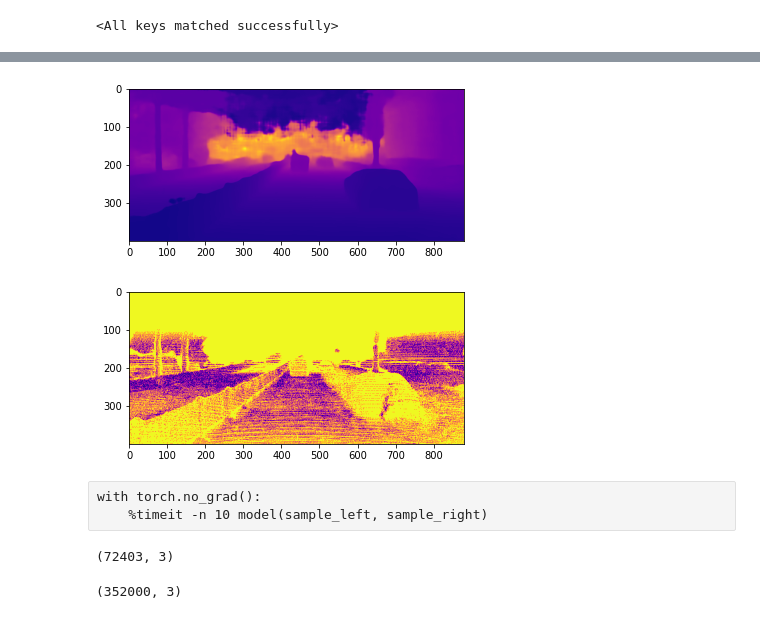
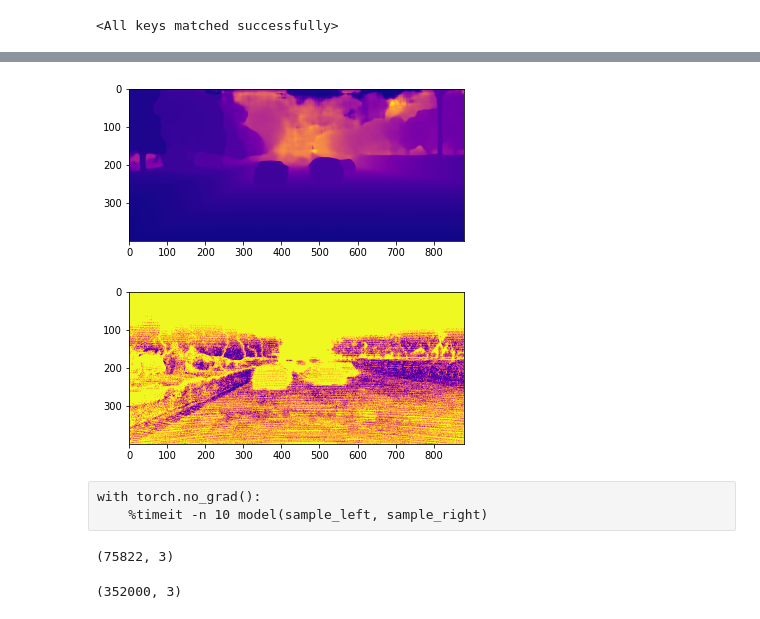
Before and after one commit to lhy0807/stereo_pl_nav, a Jupyter notebook: scripts/voxelstereonet/test_ds.ipynb, the cells around one changed output, grey strips where cells are left out. Cells and saved outputs as stored; diff of their text form; code cells hidden in the pictures.

```diff
--- a/scripts/voxelstereonet/test_ds.ipynb
+++ b/scripts/voxelstereonet/test_ds.ipynb
@@ -41,8 +56,8 @@ def load_disp(filename):
 # %%
-index = 50
+data_index = 11
 datapath = "/home/chris/pl_ws/src/stereo_pl_nav/datasets/DS"
-left_img = load_image(os.path.join(datapath, left_filenames[index]))
-right_img = load_image(os.path.join(datapath, right_filenames[index]))
-disparity = load_disp(os.path.join(datapath, disp_filenames[index]))
+left_img = load_image(os.path.join(datapath, left_filenames[data_index]))
+right_img = load_image(os.path.join(datapath, right_filenames[data_index]))
+disparity = load_disp(os.path.join(datapath, disp_filenames[data_index]))
 # %%
 plt.imshow(left_img)
@@ -173,19 +197,16 @@ plt.imshow(kitti_colormap(disparity))
 # %%
 mask = disp_est > 0
 depth = f_u * baseline / (disp_est + 1. - mask)
 plt.imshow(depth, cmap="plasma")
 plt.show()
-im = Image.fromarray(depth).convert('RGB')
-im.save("/home/chris/Desktop/voxelnet-images/depth.png")
+
+mask = disparity > 0
+depth_gt = f_u * baseline / (disparity + 1. - mask)
+plt.imshow(depth_gt, cmap="plasma")
+plt.show()
 # %% [output]
-[figure, old version]
+[figure, new version]
+[figure, added]
-# %%
-mask = disparity > 0
-depth_gt = f_u * baseline / (disparity + 1. - mask)
-plt.imshow(depth_gt, cmap="plasma")
-plt.show()
-# %% [output]
-[figure, removed]
 # %% [raw]
 with torch.no_grad():
     %timeit -n 10 model(sample_left, sample_right)
@@ -233,7 +236,7 @@ points_rgb /= 255.
 # %%
 cloud_gt.shape
 # %% [output]
-(72403, 3)
+(75822, 3)
 # %%
 cloud.shape
 # %% [output]
```
Also changed, not shown: parts of 37 cells of this notebook, 4 other files.
